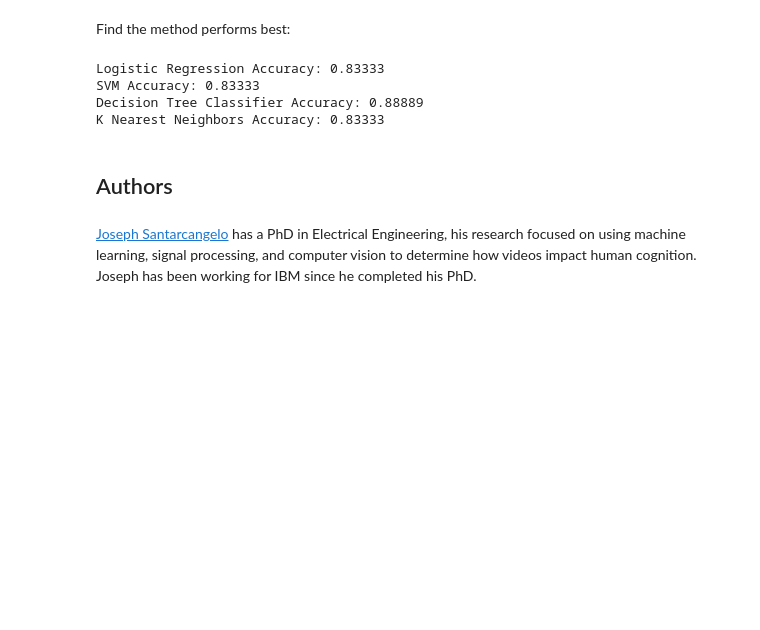
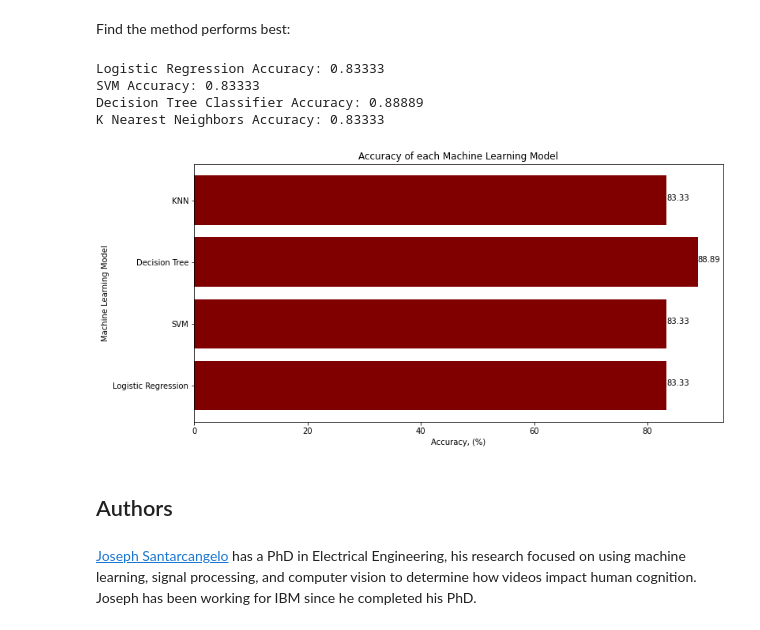
Before and after one commit to aiman-aisa/IBM-Data-Scientist-Applied-Data-Science-Capstone-Project, a Jupyter notebook: Machine Learning Prediction.ipynb, the cells around one changed output. Cells and saved outputs as stored; diff of their text form; code cells hidden in the pictures; blank space fills up the shorter version.

```diff
--- a/Machine Learning Prediction.ipynb
+++ b/Machine Learning Prediction.ipynb
@@ -350,6 +350,25 @@ Logistic Regression Accuracy: 0.83333
 SVM Accuracy: 0.83333
 Decision Tree Classifier Accuracy: 0.88889
 K Nearest Neighbors Accuracy: 0.83333
+# %%
+data = {'Logistic Regression': round(logreg_cv.score(X_test, Y_test)*100, 2), 'SVM': round(svm_cv.score(X_test, Y_test)*100, 2),
+       'Decision Tree': round(tree_cv.score(X_test, Y_test)*100, 2), 'KNN': round(knn_cv.score(X_test, Y_test)*100, 2)}
+
+model = list(data.keys())
+accuracy = list(data.values())
+
+fig = plt.figure(figsize=(12,6))
+
+plt.barh(model, accuracy, color = 'maroon')
+for index,value in enumerate(accuracy):
+    plt.text(value, index, str(value))
+
+plt.xlabel("Accuracy, (%)")
+plt.ylabel("Machine Learning Model")
+plt.title("Accuracy of each Machine Learning Model")
+plt.show()
+# %% [output]
+[figure, added]
 # %% [markdown]
 ## Authors
 # %% [markdown]
```
